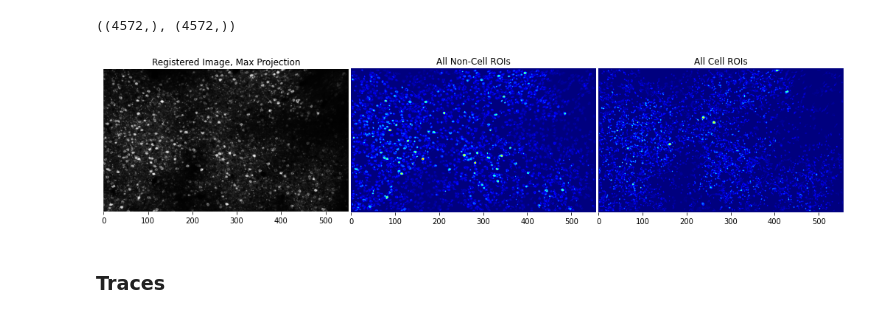
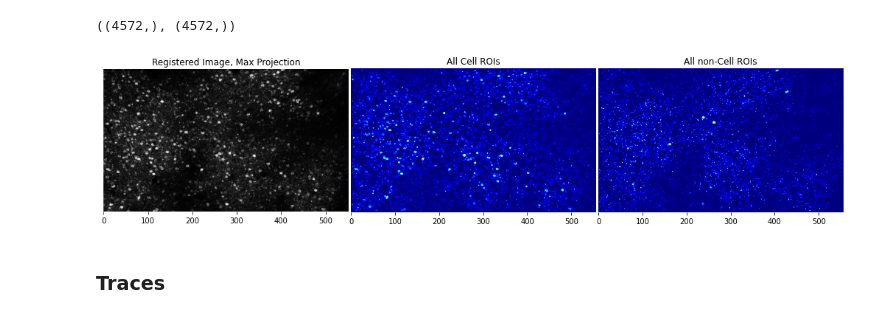
Before and after one commit to MouseLand/suite2p, a Jupyter notebook: jupyter/run_suite2p_colab_2021.ipynb, the cells around one changed output. Drawn from its saved outputs; the diff is of its cells as text; code cells hidden in the pictures.

```diff
--- a/jupyter/run_suite2p_colab_2021.ipynb
+++ b/jupyter/run_suite2p_colab_2021.ipynb
@@ -211,28 +211,28 @@ stats.shape, iscell.shape
 # %%
 n_cells = len(stats)
 im_cells = np.zeros((Ly, Lx), dtype=np.float32)
 im_not_cells = np.zeros((Ly, Lx), dtype=np.float32)
 for i, stat in enumerate(stats):
     ypix, xpix, lam = stat['ypix'], stat['xpix'], stat['lam']
     if iscell[i]:
         im_cells[ypix, xpix] = lam
     else:
         im_not_cells[ypix, xpix] = lam
 
 
 plt.subplot(1, 3, 1)
 plt.imshow(output_ops['max_proj'], cmap='gray')
 plt.title("Registered Image, Max Projection")
 
 plt.subplot(1, 3, 2)
 plt.imshow(im_cells, cmap='jet')
-plt.title("All Non-Cell ROIs")
+plt.title("All Cell ROIs")
 
 plt.subplot(1, 3, 3)
 plt.imshow(im_not_cells, cmap='jet')
-plt.title("All Cell ROIs");
+plt.title("All non-Cell ROIs");
 # %% [output]
-[figure, old version]
+[figure, new version]
 # %% [markdown]
 ### Traces
 # %%
```
Also changed, not shown: parts of 1 cell of this notebook.
